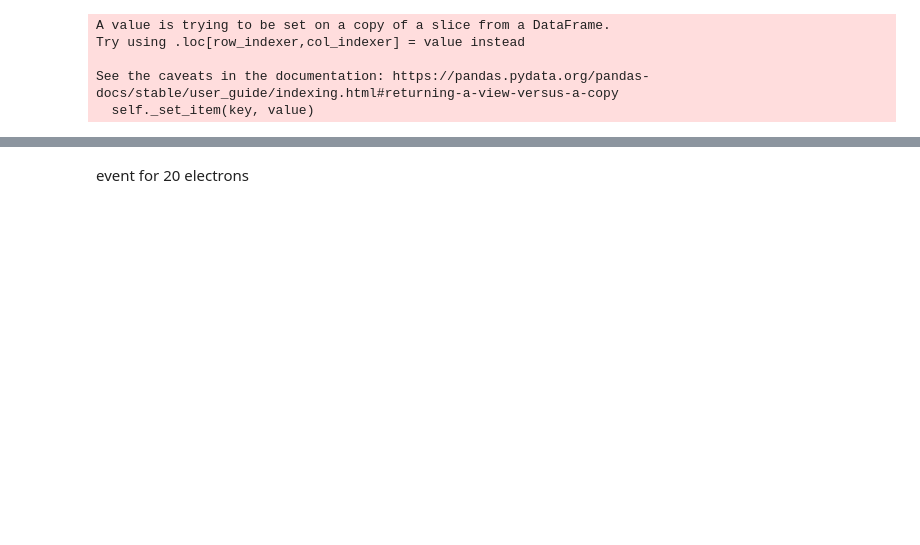
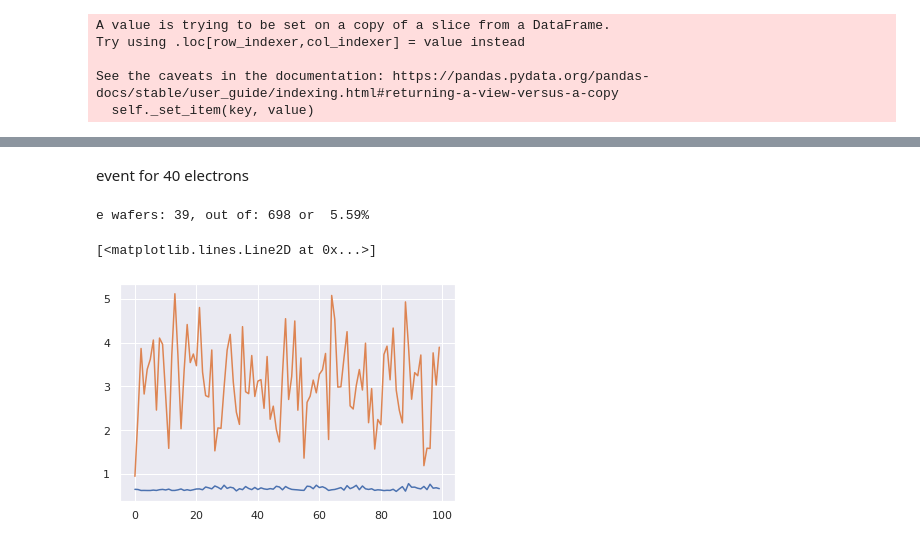
Before and after one commit to rohanshenoy/EcoderGNN, a Jupyter notebook: gnn_elegun_mc.ipynb, the cells around one changed output, grey strips where cells are left out. Drawn from its saved outputs; the diff is of its cells as text; code cells hidden in the pictures; blank space fills up the shorter version.

```diff
--- a/gnn_elegun_mc.ipynb
+++ b/gnn_elegun_mc.ipynb
@@ -72,5 +101,5 @@ plt.title('Encoded event without PU');
 # %% [markdown]
-event for 20 electrons
+event for 40 electrons
 # %%
 def build_graph(df_econ,
             df_gen,
@@ -162,3 +184,5 @@ model = model.double()
 # %%
 data = graphs[0].to(device)
 optimizer = torch.optim.Adam(model.parameters(), lr=0.01, weight_decay=5e-4)
+
+val_data = graphs[1].to(device)
@@ -165,11 +191,30 @@ optimizer = torch.optim.Adam(model.parameters(), lr=0.01, weight_decay=5e-4)
+# %%
+cut_event_df[cut_event_df.wafer_energy>0]
+count = (cut_event_df['wafer_energy'] != 0).sum()
+print('e wafers: '+str(count)+', out of: '+str(len(cut_event_df['wafer_energy']))+' or  '+ str(round(count/len(cut_event_df['wafer_energy'])*100,2))+'%')
+# %% [output]
+e wafers: 39, out of: 698 or  5.59%
 # %%
+train_loss_arr = []
+val_loss_arr = []
 model.train()
 for epoch in range(100):
     optimizer.zero_grad()
     out = model(data)
-    loss = F.nll_loss(out,data.y)
+    #loss = F.cross_entropy(torch.sigmoid(out), data.y, weight=torch.tensor(np.asarray([1,2.6]).astype('double')).to(device))
+    loss = F.nll_loss(out,data.y,weight=torch.tensor(np.asarray([1.0,2.6]).astype('double')).to(device))
+    val_pred = model(val_data)
+    val_loss = F.nll_loss(val_pred,val_data.y,weight=torch.tensor(np.asarray([1.0,16.9]).astype('double')).to(device))
+    train_loss_arr.append(loss)
+    val_loss_arr.append(val_loss)
     loss.backward()
     optimizer.step()
+# %%
+plt.plot(range(100),train_loss_arr)
+plt.plot(range(100),val_loss_arr)
+# %% [output]
+[<matplotlib.lines.Line2D at 0x...>]
+[figure, added]
 # %%
 model.eval()
 train_pred = model(data).argmax(dim=1)
```
Also changed, not shown: parts of 22 cells of this notebook.
